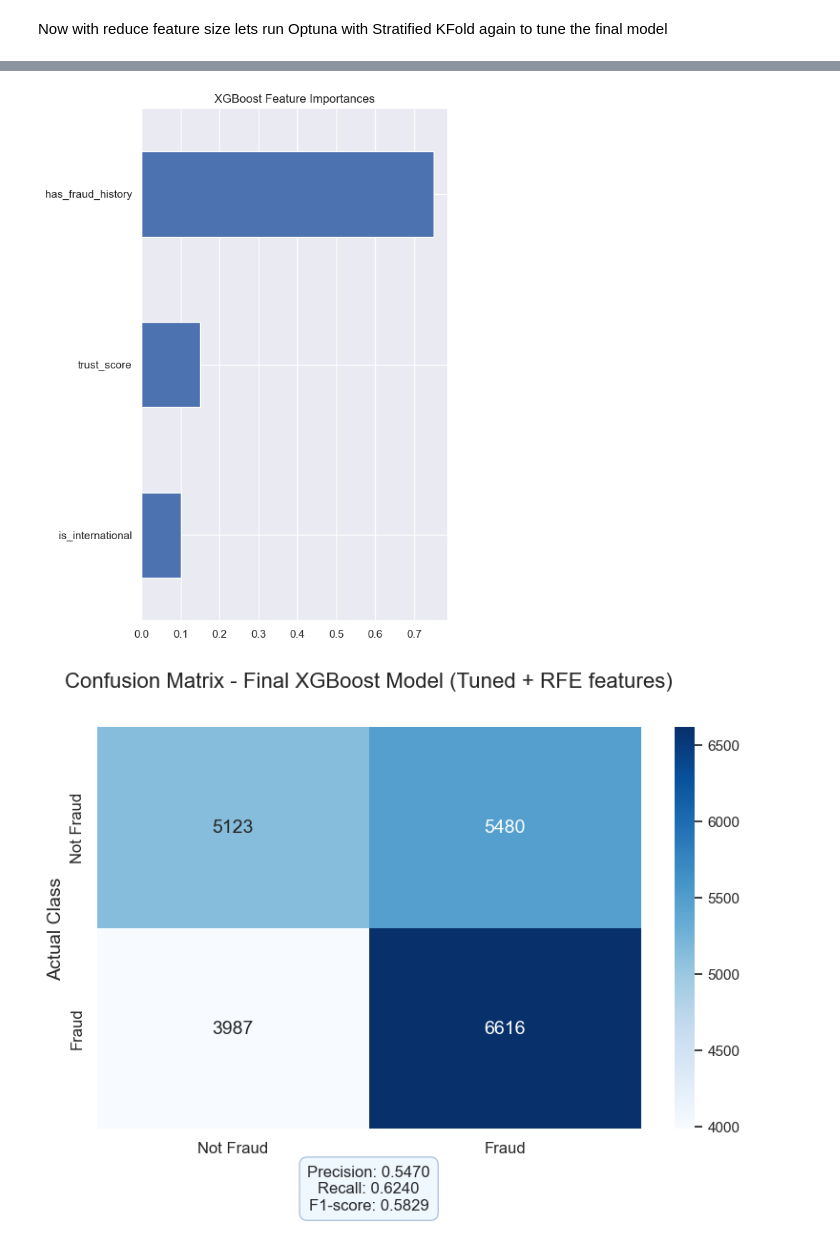
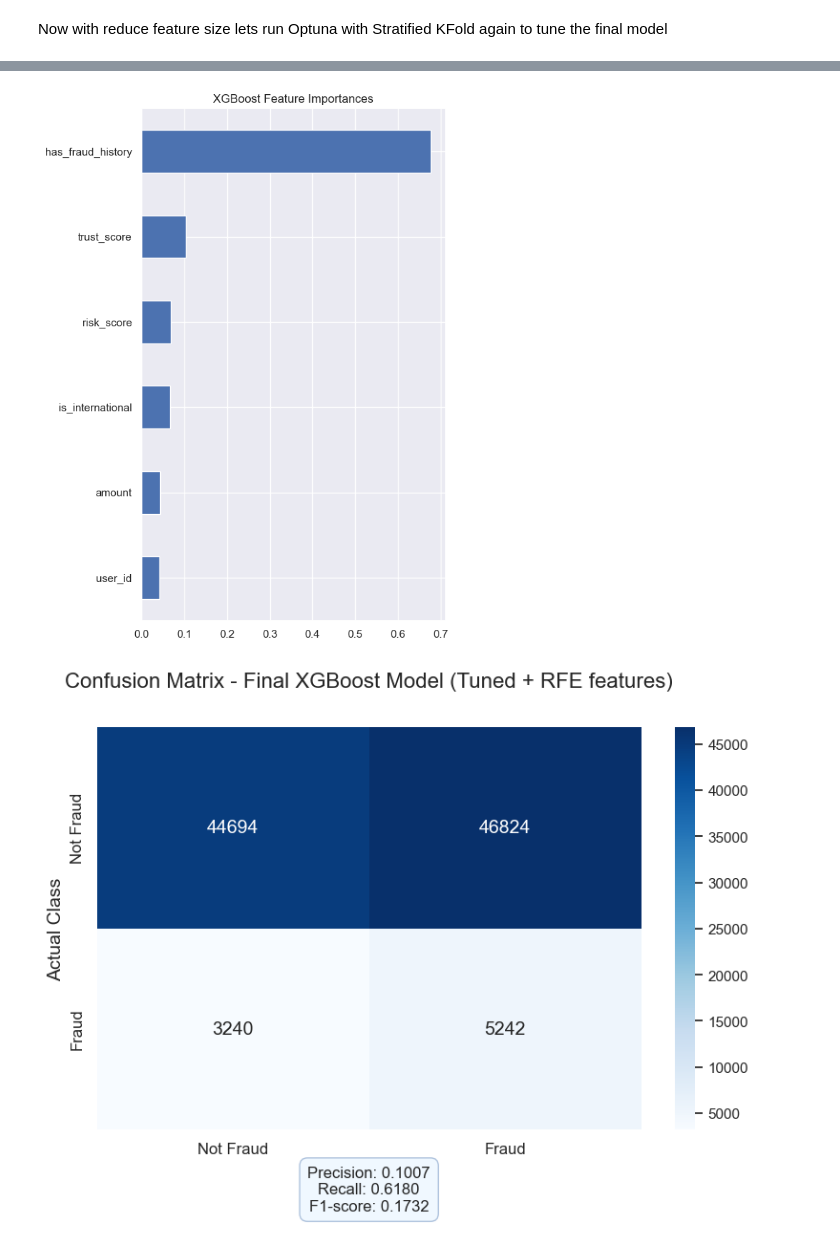
Before and after one commit to AleksanderWWW/gen-z4ikers, a Jupyter notebook: Michal full experiment.ipynb, the cells around one changed output, grey strips where cells are left out. Cells and saved outputs as stored; diff of their text form; code cells hidden in the pictures.

```diff
--- a/Michal full experiment.ipynb
+++ b/Michal full experiment.ipynb
@@ -195,9 +142,24 @@ KeyboardInterrupt:
+# %%
+enc = OrdinalEncoder()
+
+X = df_features_added.drop(columns=["is_fraud"])
+y = df_features_added["is_fraud"]
+
+X = pd.DataFrame(enc.fit_transform(X), columns=X.columns)
+
+X_train_orig, X_test, y_train_orig, y_test = train_test_split(
+    X, y, test_size=0.2, random_state=42, stratify=y, shuffle=True
+)
+
+# Undersample only the training data
+rus = RandomUnderSampler(random_state=42)
+X_train, y_train = rus.fit_resample(X_train_orig, y_train_orig)
 # %%
 def rfe_with_cv(
     model_prototype,
     X: pd.DataFrame,
     y: pd.Series,
-    n_splits: int = 5,
+    n_splits: int = 3,
     scoring = make_scorer(f1_score),
     random_state: int = 42):
 
@@ -249,6 +211,7 @@ def rfe_with_cv(
         )
         # Eliminate least important feature
         least_imp = importances.idxmin()
+        print(len(features))
         features.remove(least_imp)
 
     print(
@@ -256,9 +219,6 @@ def rfe_with_cv(
     )
     return best_features, f1_history
 
-
-best_params = {'learning_rate': 0.06225274336620078, 'n_estimators': 234, 'max_depth': 6, 'subsample': 0.9725262870020678, 'colsample_bytree': 0.729999223316507, 'gamma': 4.67092391014463}
-
-xgb_prototype = XGBClassifier(**best_params)
-best_feats, history = rfe_with_cv(xgb_prototype, X_res, y_res)
+xgb_prototype = XGBRFClassifier()
+best_feats, history = rfe_with_cv(xgb_prototype, X_train, y_train)
 # %% [output]
@@ -314,6 +290,6 @@ Best F1: 0.5803059047295184
 # %%
 final_model = XGBClassifier(**study.best_params)
-final_model.fit(X_res[best_feats], y_res)
+final_model.fit(X_train[best_feats], y_train)
 
 importances = pd.Series(final_model.feature_importances_, index=best_feats)
 importances.sort_values().plot(kind='barh', figsize=(6,8))
@@ -321,43 +297,38 @@ plt.title("XGBoost Feature Importances")
 plt.tight_layout()
 plt.show()
 # %% [output]
-[figure, old version]
+[figure, new version]
 # %%
-X_train, X_test, y_train, y_test = train_test_split(X_res[best_feats], y_res, stratify=y_res, shuffle=True, random_state=42)
-
-final_model = XGBClassifier(**study.best_params)
-final_model.fit(X_train, y_train)
-
-y_pred = final_model.predict(X_test)
+y_pred = final_model.predict(X_test[best_feats])
 
 cm = confusion_matrix(y_test, y_pred)
 
 precision = precision_score(y_test, y_pred, zero_division=0)
 recall = recall_score(y_test, y_pred, zero_division=0)
 f1 = f1_score(y_test, y_pred, zero_division=0)
 
 # Define class labels for the plot
 class_labels = ['Not Fraud', 'Fraud']
 
 # Plotting the confusion matrix
 plt.figure(figsize=(8, 7)) # Increased figure height slightly to accommodate metrics
 sns.heatmap(cm, annot=True, fmt='d', cmap='Blues',
             xticklabels=class_labels, yticklabels=class_labels,
             annot_kws={"size": 14}) # Makes annotations easier to read
 
 plt.title('Confusion Matrix - Final XGBoost Model (Tuned + RFE features)', fontsize=16, y=1.08) # Adjust title position
 plt.ylabel('Actual Class', fontsize=14)
 plt.xlabel('Predicted Class', fontsize=14)
 plt.xticks(fontsize=12)
 plt.yticks(fontsize=12)
 
 # Adding precision, recall, and F1-score text below the heatmap
 metrics_text = f"Precision: {precision:.4f}\nRecall: {recall:.4f}\nF1-score: {f1:.4f}"
 plt.text(0.5, -0.15, metrics_text, ha='center', va='center', transform=plt.gca().transAxes, fontsize=12,
          bbox=dict(boxstyle='round,pad=0.5', fc='aliceblue', ec='lightsteelblue', lw=1))
 
 
 plt.tight_layout(rect=[0, 0.05, 1, 0.95]) # Adjust layout to prevent labels/text from overlapping, added bottom margin
 plt.show()
 # %% [output]
-[figure, old version]
+[figure, new version]
```
Also changed, not shown: parts of 6 cells of this notebook.
